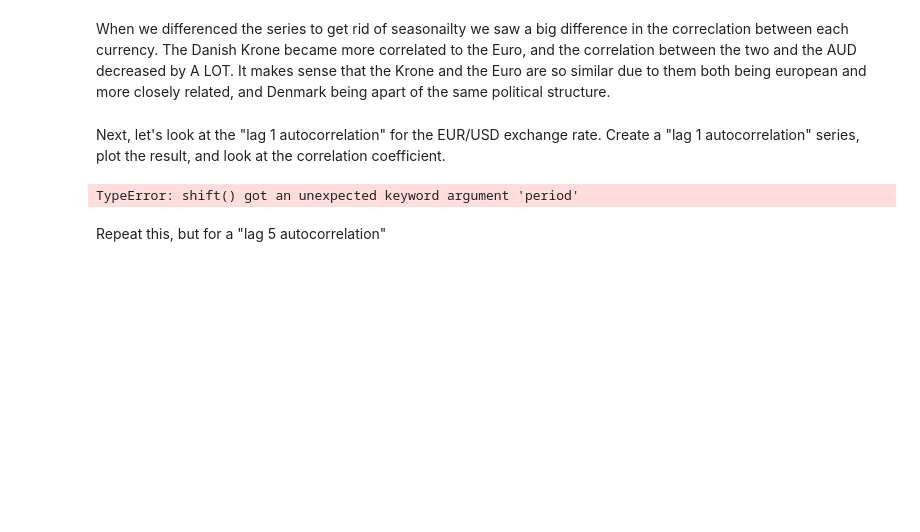
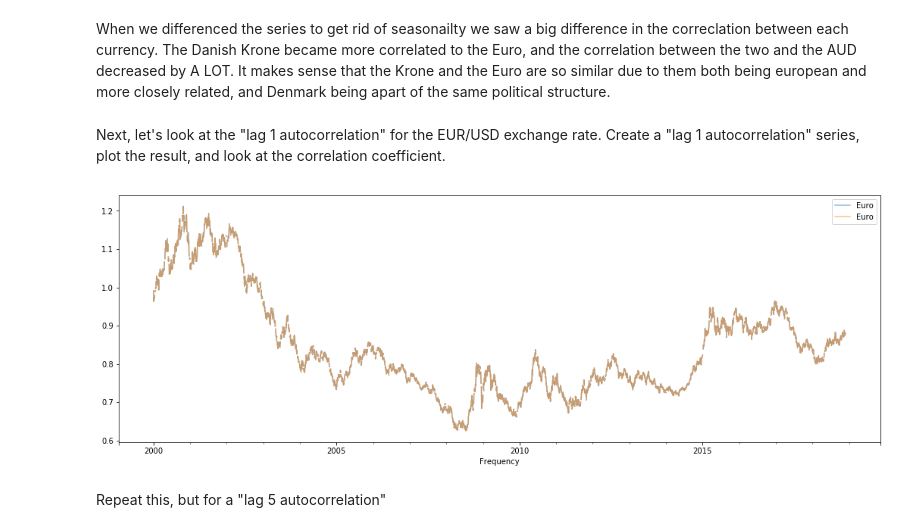
Before and after one commit to elenasm7/dsc-3-26-05-correlation-and-autocorrelation-in-time-series-lab-nyc-ds-career-012819, a Jupyter notebook: index.ipynb, the cells around one changed output. Saved outputs shown, nothing was run; the diff lists cells and outputs as text; code cells hidden in the pictures; blank space fills up the shorter version.

```diff
--- a/index.ipynb
+++ b/index.ipynb
@@ -93,11 +93,11 @@ Next, let's look at the "lag 1 autocorrelation" for the EUR/USD exchange rate. C
 euro = df[['Euro']]
 # %%
 # your code here
-euro_shift = euro.shift(period=1)
+euro_shift = euro.shift(periods=1)
 lag_1= pd.concat([euro_shift, euro], axis=1)
 lag_1.plot(figsize=(18,6), alpha=0.5);
 # %% [output]
-TypeError: shift() got an unexpected keyword argument 'period'
+[figure, added]
 # %%
 # your code here
 # %% [markdown]
```
